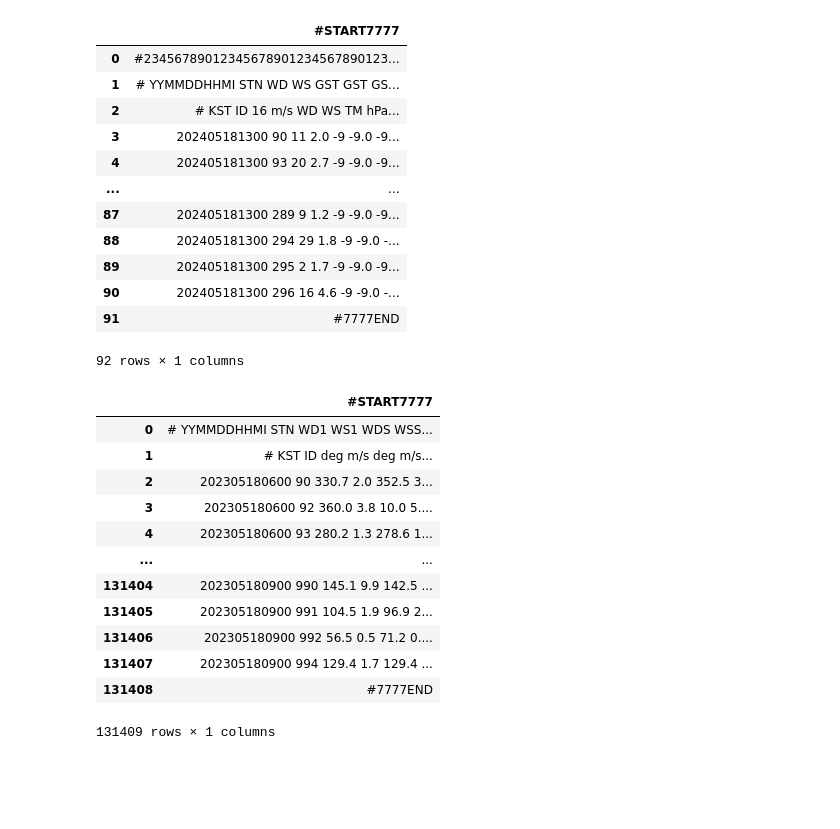
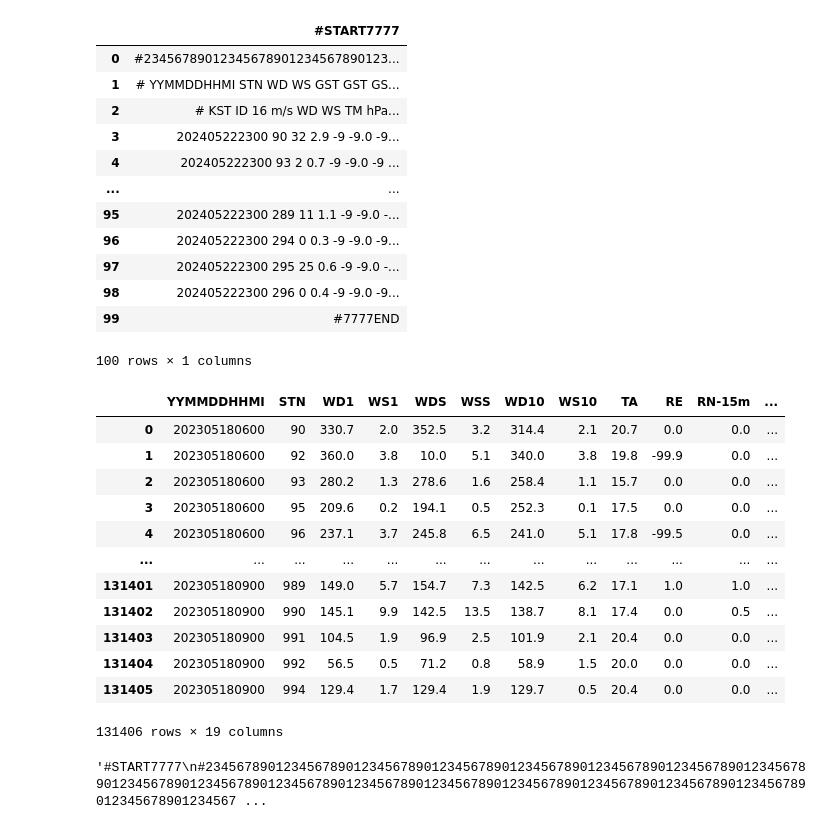
Before and after one commit to benidjor/weather-contest, a Jupyter notebook: practice.ipynb, the cells around one changed output. Cells and saved outputs as stored; diff of their text form; code cells hidden in the pictures; blank space fills up the shorter version.

```diff
--- a/practice.ipynb
+++ b/practice.ipynb
@@ -2,11 +2,10 @@
 import numpy as np
 import pandas as pd
 
+import csv
 import requests  # requests 모듈 임포트
-import json
 
-import seaborn
-# jira 연습용
+pd.set_option('display.max_columns', None) # 모든 열을 출력한다.
 # %%
 # 종관기상관측 (ASOS)
 def download_file(file_url, save_path):
@@ -46,15 +45,15 @@ pd.read_csv("output_file.csv", encoding="cp949", sep="\t")
 | 0 | #23456789012345678901234567890123... |
 | 1 | # YYMMDDHHMI STN WD WS GST GST GS... |
 | 2 | # KST ID 16 m/s WD WS TM hPa... |
-| 3 | 202405181300 90 11 2.0 -9 -9.0 -9... |
-| 4 | 202405181300 93 20 2.7 -9 -9.0 -9... |
+| 3 | 202405222300 90 32 2.9 -9 -9.0 -9... |
+| 4 | 202405222300 93 2 0.7 -9 -9.0 -9 ... |
 | ... | ... |
-| 87 | 202405181300 289 9 1.2 -9 -9.0 -9... |
-| 88 | 202405181300 294 29 1.8 -9 -9.0 -... |
-| 89 | 202405181300 295 2 1.7 -9 -9.0 -9... |
-| 90 | 202405181300 296 16 4.6 -9 -9.0 -... |
-| 91 | #7777END |
+| 95 | 202405222300 289 11 1.1 -9 -9.0 -... |
+| 96 | 202405222300 294 0 0.3 -9 -9.0 -9... |
+| 97 | 202405222300 295 25 0.6 -9 -9.0 -... |
+| 98 | 202405222300 296 0 0.4 -9 -9.0 -9... |
+| 99 | #7777END |
-92 rows × 1 columns
+100 rows × 1 columns
 # %%
 # 방재기상관측 (AWS)
 # 1. AWS2 포맷 매분 자료 조회
@@ -87,18 +86,38 @@ save_file_path = 'output_file2.csv'
 # 파일 다운로드 함수를 호출합니다.
 download_file(url, save_file_path)
 # %%
-pd.read_csv("output_file2.csv", encoding="cp949", sep="\t")
+pd.read_csv("output_file2.csv", encoding="cp949")
 # %% [output]
-|  | #START7777 |
-| 0 | # YYMMDDHHMI STN WD1 WS1 WDS WSS... |
-| 1 | # KST ID deg m/s deg m/s... |
-| 2 | 202305180600 90 330.7 2.0 352.5 3... |
-| 3 | 202305180600 92 360.0 3.8 10.0 5.... |
-| 4 | 202305180600 93 280.2 1.3 278.6 1... |
-| ... | ... |
-| 131404 | 202305180900 990 145.1 9.9 142.5 ... |
-| 131405 | 202305180900 991 104.5 1.9 96.9 2... |
-| 131406 | 202305180900 992 56.5 0.5 71.2 0.... |
-| 131407 | 202305180900 994 129.4 1.7 129.4 ... |
-| 131408 | #7777END |
+|  | YYMMDDHHMI | STN | WD1 | WS1 | WDS | WSS | WD10 | WS10 | TA | RE | RN-15m | ... |
+| 0 | 202305180600 | 90 | 330.7 | 2.0 | 352.5 | 3.2 | 314.4 | 2.1 | 20.7 | 0.0 | 0.0 | ... |
+| 1 | 202305180600 | 92 | 360.0 | 3.8 | 10.0 | 5.1 | 340.0 | 3.8 | 19.8 | -99.9 | 0.0 | ... |
+| 2 | 202305180600 | 93 | 280.2 | 1.3 | 278.6 | 1.6 | 258.4 | 1.1 | 15.7 | 0.0 | 0.0 | ... |
+| 3 | 202305180600 | 95 | 209.6 | 0.2 | 194.1 | 0.5 | 252.3 | 0.1 | 17.5 | 0.0 | 0.0 | ... |
+| 4 | 202305180600 | 96 | 237.1 | 3.7 | 245.8 | 6.5 | 241.0 | 5.1 | 17.8 | -99.5 | 0.0 | ... |
+| ... | ... | ... | ... | ... | ... | ... | ... | ... | ... | ... | ... | ... |
+| 131401 | 202305180900 | 989 | 149.0 | 5.7 | 154.7 | 7.3 | 142.5 | 6.2 | 17.1 | 1.0 | 1.0 | ... |
+| 131402 | 202305180900 | 990 | 145.1 | 9.9 | 142.5 | 13.5 | 138.7 | 8.1 | 17.4 | 0.0 | 0.5 | ... |
+| 131403 | 202305180900 | 991 | 104.5 | 1.9 | 96.9 | 2.5 | 101.9 | 2.1 | 20.4 | 0.0 | 0.0 | ... |
+| 131404 | 202305180900 | 992 | 56.5 | 0.5 | 71.2 | 0.8 | 58.9 | 1.5 | 20.0 | 0.0 | 0.0 | ... |
+| 131405 | 202305180900 | 994 | 129.4 | 1.7 | 129.4 | 1.9 | 129.7 | 0.5 | 20.4 | 0.0 | 0.0 | ... |
-131409 rows × 1 columns
+131406 rows × 19 columns
+# %%
+domain = 'https://apihub.kma.go.kr/api/typ01/url/kma_sfcdd3.php?'
+
+params = {'tm1' : '20230101',
+          'tm2' : '20231231',
+          'stn' : '104',
+          'help' : '0',
+          'authKey' : '6sxE5tj9Sl2MRObY_dpdnQ',
+          'disp' : "1"
+          }
+
+response = requests.get(domain, params = params, verify = False)
+
+text = response.text
+text
+# text = text.split("\n")[2:-2]
+# df = pd.DataFrame(text)[0].str.split(expand = True)
+# df
+# %% [output]
+'#START7777\n#234567890123456789012345678901234567890123456789012345678901234567890123456789012345678901234567890123456789012345678901234567890123456789012345678901234567890123456789012345678901234567 ...
```
Also changed, not shown: parts of 20 cells of this notebook, 4 other files.
